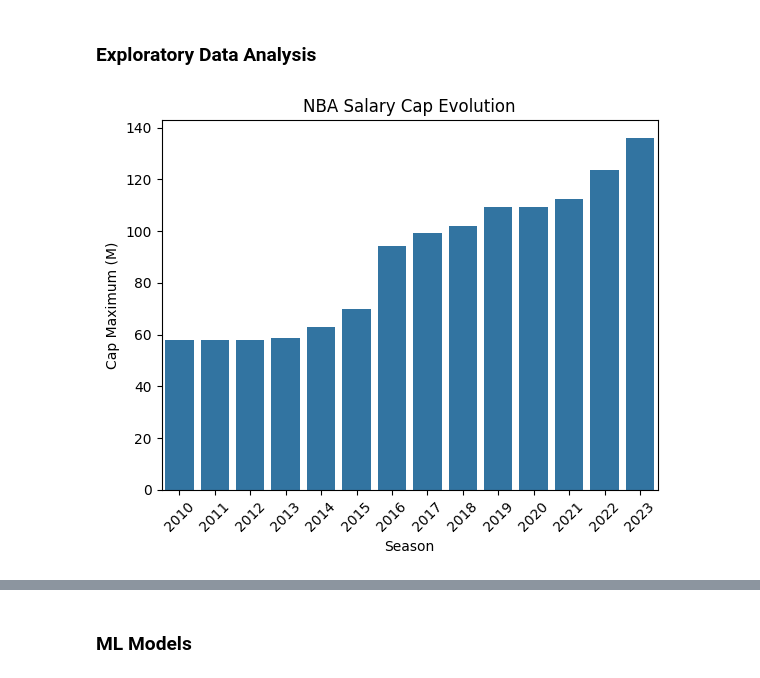
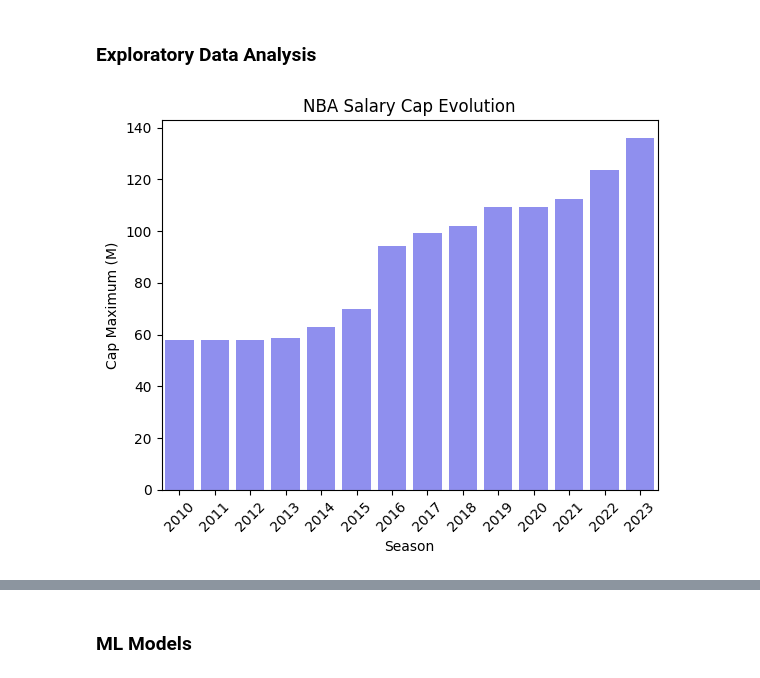
Before and after one commit to Gabmelom/nba-salary-model, a Jupyter notebook: src/data_analysis.ipynb, the cells around one changed output, grey strips where cells are left out. Saved outputs shown, nothing was run; the diff lists cells and outputs as text; code cells hidden in the pictures.

Commit message:
EDA images

```diff
--- a/src/data_analysis.ipynb
+++ b/src/data_analysis.ipynb
@@ -23,8 +41,11 @@ models = ['Linear Regression', 'Support Vector Machine', 'Random Forest', 'Gradi
 # %% [markdown]
 ### Exploratory Data Analysis
 # %%
-plt.xticks(rotation=45)
-plt.ylabel('Cap Maximum (M)');
-evol = sns.barplot(data=data,x='Season',y='Cap Maximum').set(title='NBA Salary Cap Evolution')
+def plot_salary_cap(data):
+    plt.xticks(rotation=45)
+    plt.ylabel('Cap Maximum (M)');
+    sns.barplot(data=data,x='Season',y='Cap Maximum', color='b', alpha=0.5).set(title='NBA Salary Cap Evolution')
+
+plot_salary_cap(data)
 # %% [output]
-[figure, old version]
+[figure, new version]
```
Also changed, not shown: parts of 15 cells of this notebook, 6 other files.
